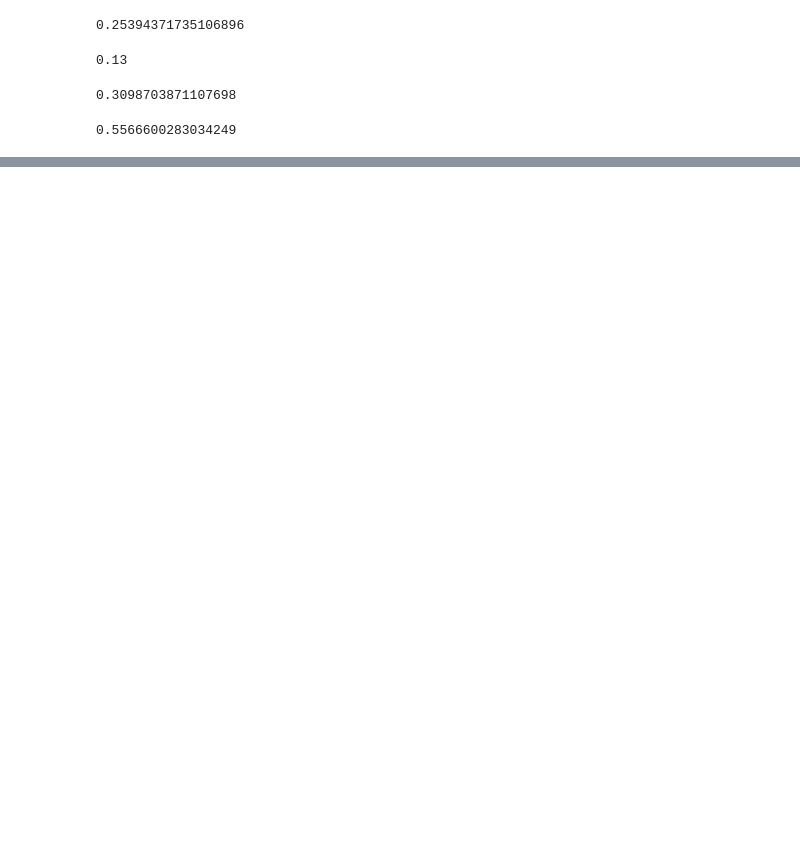
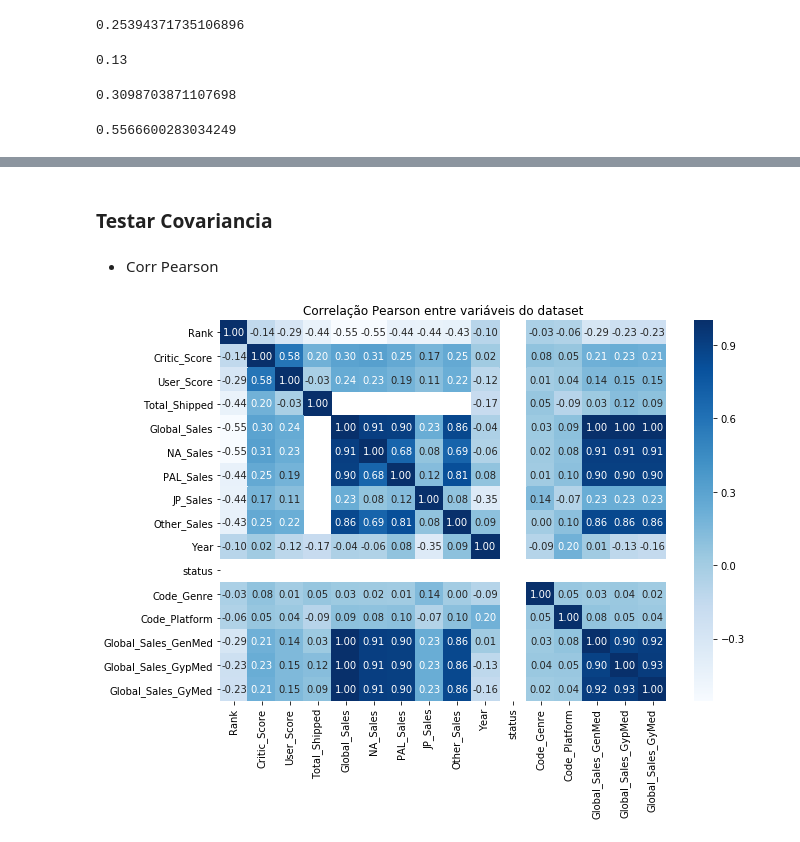
Before and after one commit to Jcss3/Video-Game-Sales, a Jupyter notebook: notebooks/Dados_2019.ipynb, the cells around one changed output, grey strips where cells are left out. Drawn from its saved outputs; the diff is of its cells as text; code cells hidden in the pictures; blank space fills up the shorter version.

```diff
--- a/notebooks/Dados_2019.ipynb
+++ b/notebooks/Dados_2019.ipynb
@@ -754,0 +777,11 @@ Games_dados.Global_Sales_GyMed.std()
+# %% [markdown]
+### Testar Covariancia
+# %% [markdown]
+* Corr Pearson
+# %%
+plt.figure(figsize=(10, 7))
+sns.heatmap(Games_dados.corr(),annot = True,fmt = '.2f',cmap='Blues')
+plt.title('Correlação Pearson entre variáveis do dataset')
+plt.show()
+# %% [output]
+[figure, added]
```
Also changed, not shown: parts of 38 cells of this notebook.
